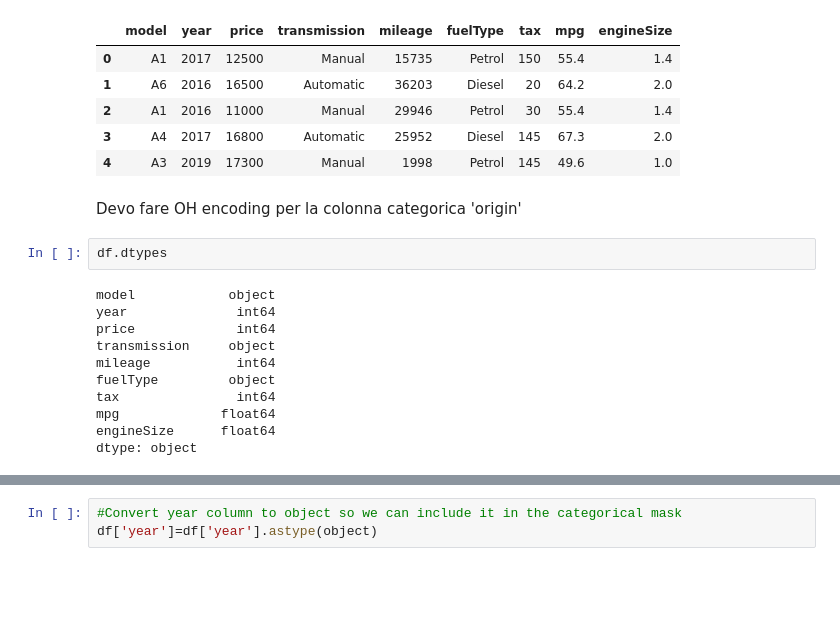
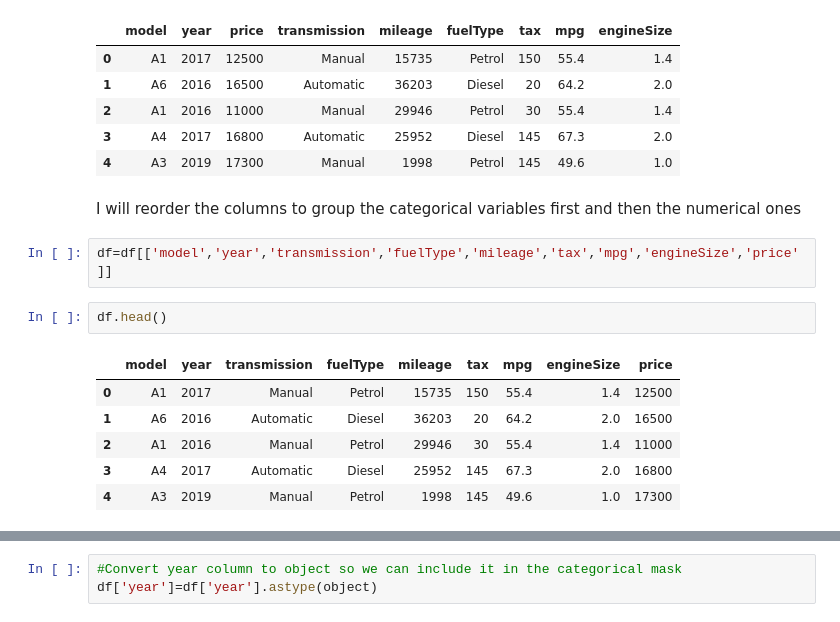
Before and after one commit to ludo950/data-science-regression, a Jupyter notebook: XGBoost HYPEROPT VS XGBoost VS SVR PRICE REGRESSION.ipynb, the cells around one changed output, grey strips where cells are left out. Drawn from its saved outputs; the diff is of its cells as text; blank space fills up the shorter version.

```diff
--- a/XGBoost HYPEROPT VS XGBoost VS SVR PRICE REGRESSION.ipynb
+++ b/XGBoost HYPEROPT VS XGBoost VS SVR PRICE REGRESSION.ipynb
@@ -20,18 +20,16 @@ df.head()
 | 2 | A1 | 2016 | 11000 | Manual | 29946 | Petrol | 30 | 55.4 | 1.4 |
 | 3 | A4 | 2017 | 16800 | Automatic | 25952 | Diesel | 145 | 67.3 | 2.0 |
 | 4 | A3 | 2019 | 17300 | Manual | 1998 | Petrol | 145 | 49.6 | 1.0 |
-# %% [markdown]
-Devo fare OH encoding per la colonna categorica 'origin'
-# %%
-df.dtypes
-# %% [output]
-model            object
-year              int64
-price             int64
-transmission     object
-mileage           int64
-fuelType         object
-tax               int64
-mpg             float64
-engineSize      float64
-dtype: object
+# %% [markdown]
+I will reorder the columns to group the categorical variables first and then the numerical ones
+# %%
+df=df[['model','year','transmission','fuelType','mileage','tax','mpg','engineSize','price']]
+# %%
+df.head()
+# %% [output]
+|  | model | year | transmission | fuelType | mileage | tax | mpg | engineSize | price |
+| 0 | A1 | 2017 | Manual | Petrol | 15735 | 150 | 55.4 | 1.4 | 12500 |
+| 1 | A6 | 2016 | Automatic | Diesel | 36203 | 20 | 64.2 | 2.0 | 16500 |
+| 2 | A1 | 2016 | Manual | Petrol | 29946 | 30 | 55.4 | 1.4 | 11000 |
+| 3 | A4 | 2017 | Automatic | Diesel | 25952 | 145 | 67.3 | 2.0 | 16800 |
+| 4 | A3 | 2019 | Manual | Petrol | 1998 | 145 | 49.6 | 1.0 | 17300 |
```
Also changed, not shown: parts of 43 cells of this notebook.
